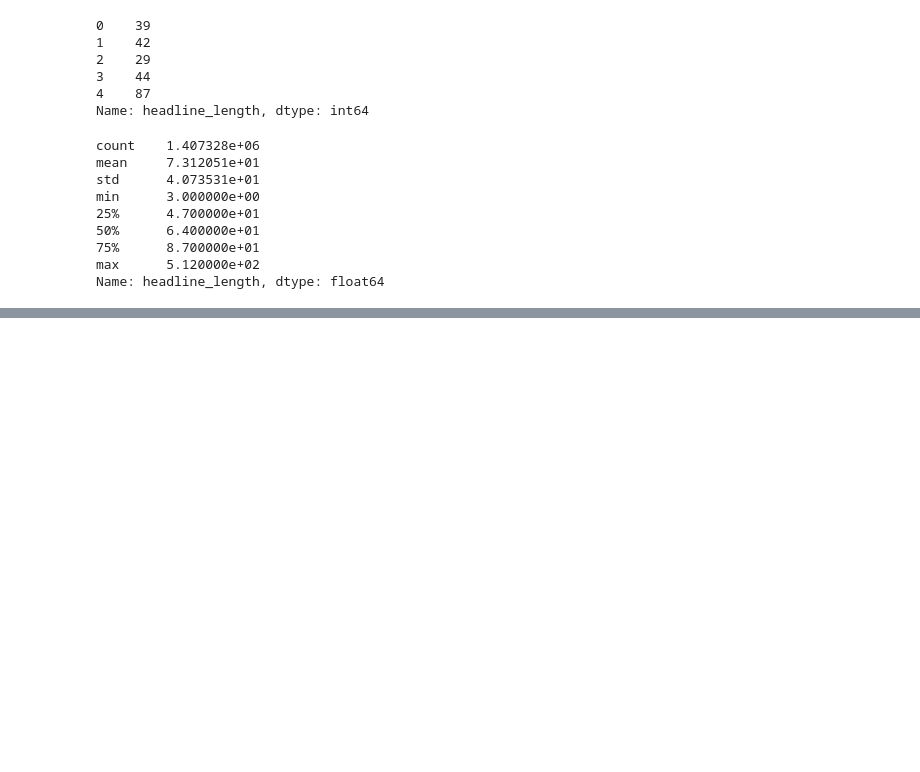
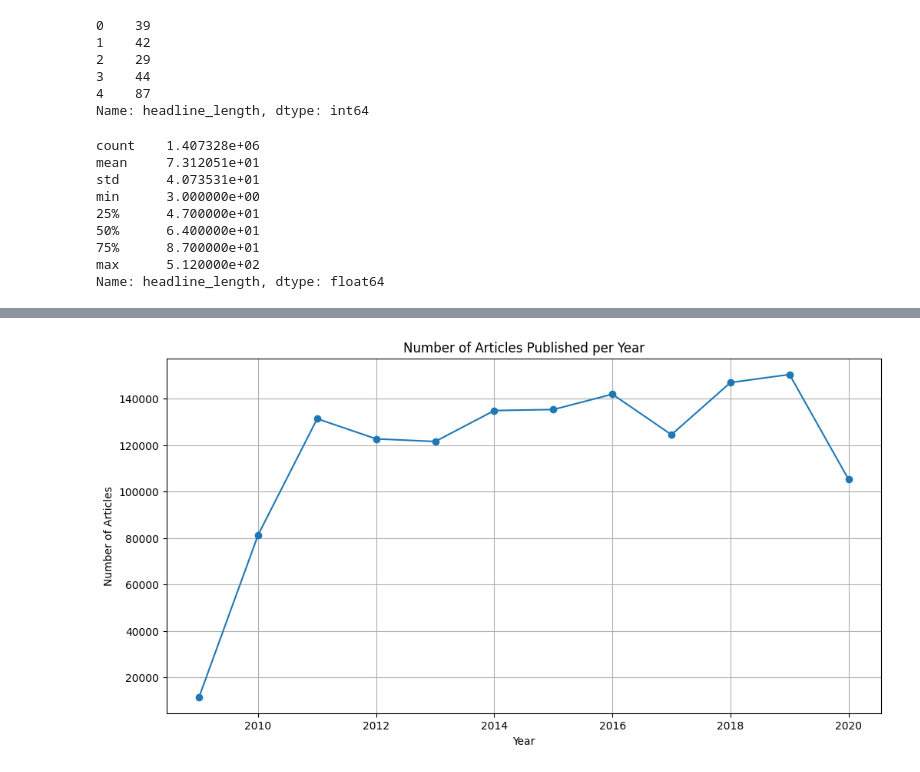
Before and after one commit to Tsegaye16/10-Accademy-week-1, a Jupyter notebook: notebooks/model.ipynb, the cells around one changed output, grey strips where cells are left out. Saved outputs shown, nothing was run; the diff lists cells and outputs as text; code cells hidden in the pictures; blank space fills up the shorter version.

```diff
--- a/notebooks/model.ipynb
+++ b/notebooks/model.ipynb
@@ -110,0 +171,4 @@ Name: headline_length, dtype: float64
+# %%
+eda.YearlyArticlePublished(formattedData)
+# %% [output]
+[figure, added]
```
Also changed, not shown: parts of 10 cells of this notebook, 1 other file.
